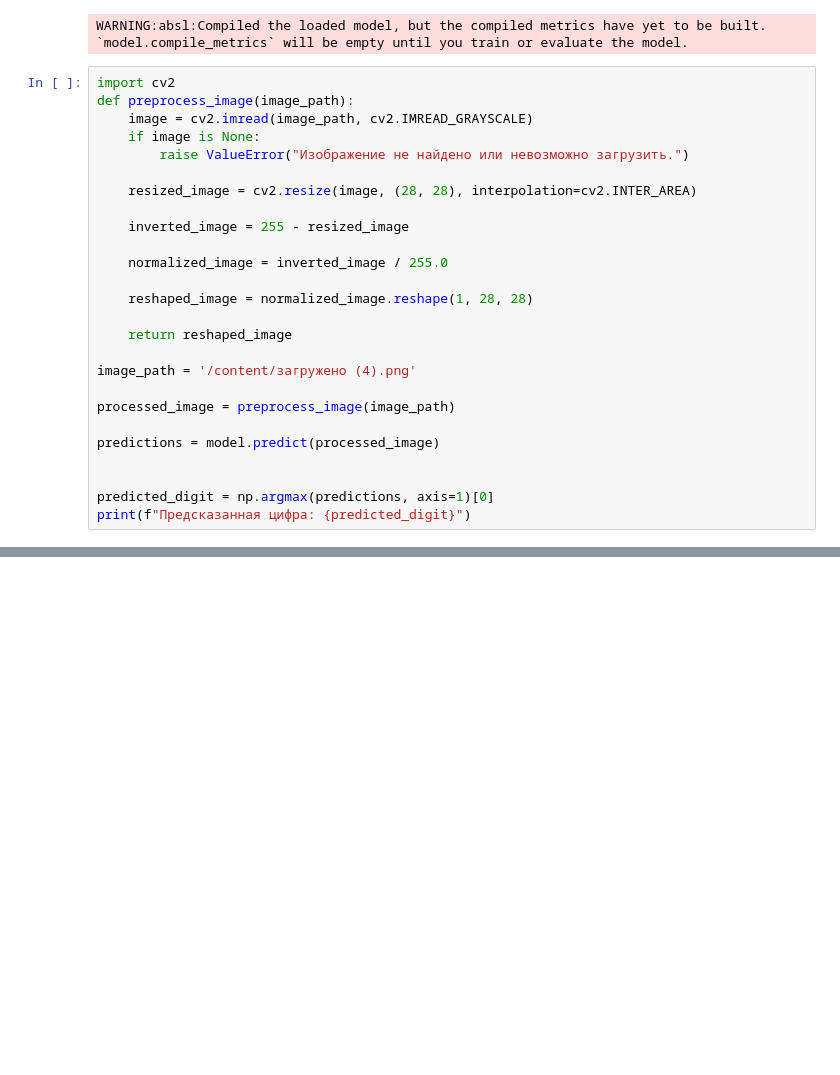
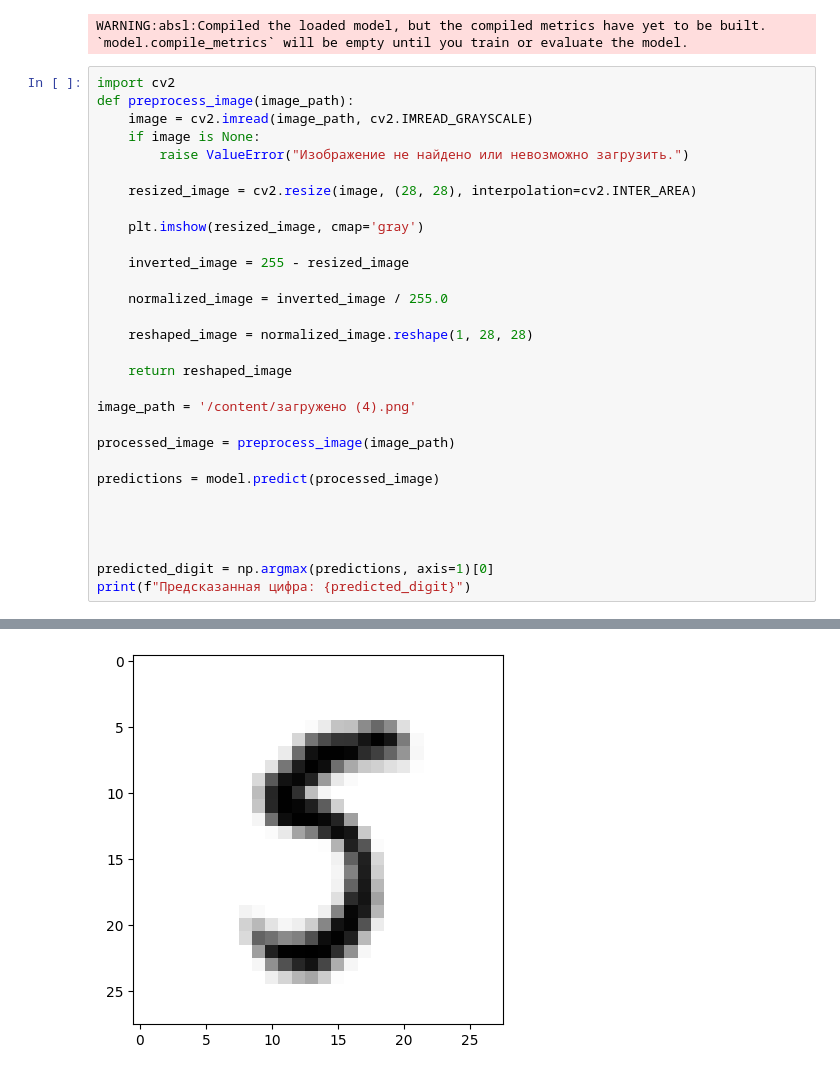
Before and after one commit to VeArGosling/Handwritten-Digit-Recognition_model, a Jupyter notebook: Handwritten_Digit_Recognition.ipynb, the cells around one changed output, grey strips where cells are left out. Cells and saved outputs as stored; diff of their text form; blank space fills up the shorter version.

```diff
--- a/Handwritten_Digit_Recognition.ipynb
+++ b/Handwritten_Digit_Recognition.ipynb
@@ -179,6 +179,8 @@ def preprocess_image(image_path):
         raise ValueError("Изображение не найдено или невозможно загрузить.")
 
     resized_image = cv2.resize(image, (28, 28), interpolation=cv2.INTER_AREA)
+
+    plt.imshow(resized_image, cmap='gray')
 
     inverted_image = 255 - resized_image
 
@@ -195,6 +197,8 @@ processed_image = preprocess_image(image_path)
 predictions = model.predict(processed_image)
 
 
+
+
 predicted_digit = np.argmax(predictions, axis=1)[0]
 print(f"Предсказанная цифра: {predicted_digit}")
 # %% [output]
@@ -202 +206,2 @@ print(f"Предсказанная цифра: {predicted_digit}")
 Предсказанная цифра: 5
+[figure, added]
```
Also changed, not shown: parts of 1 cell of this notebook.
